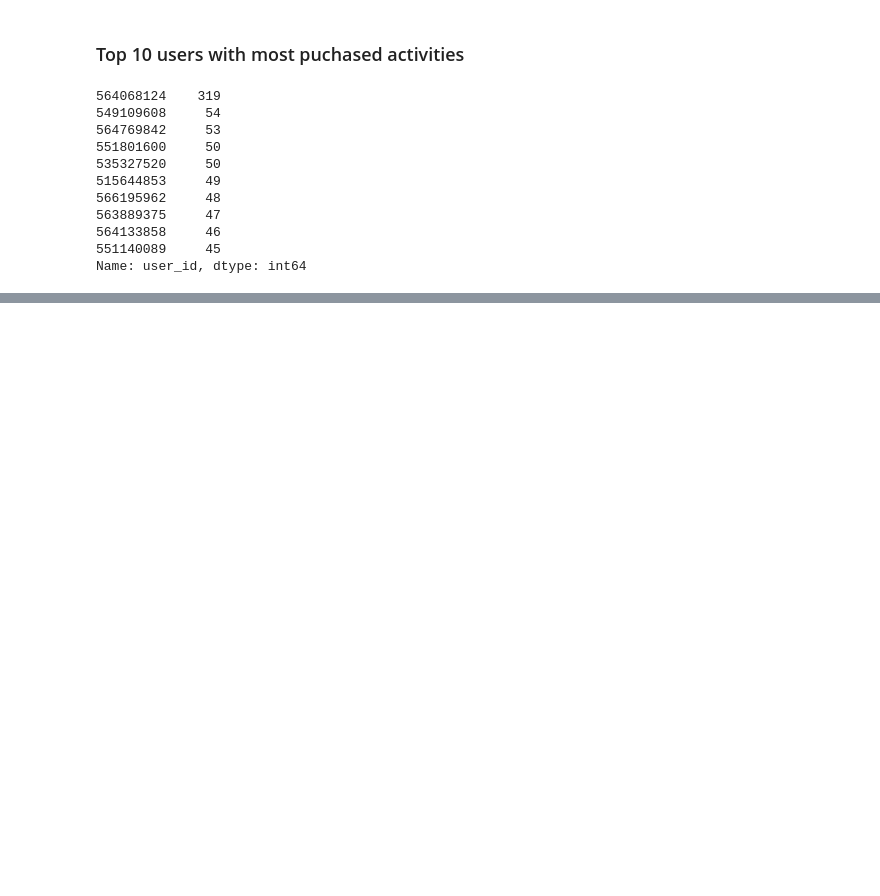
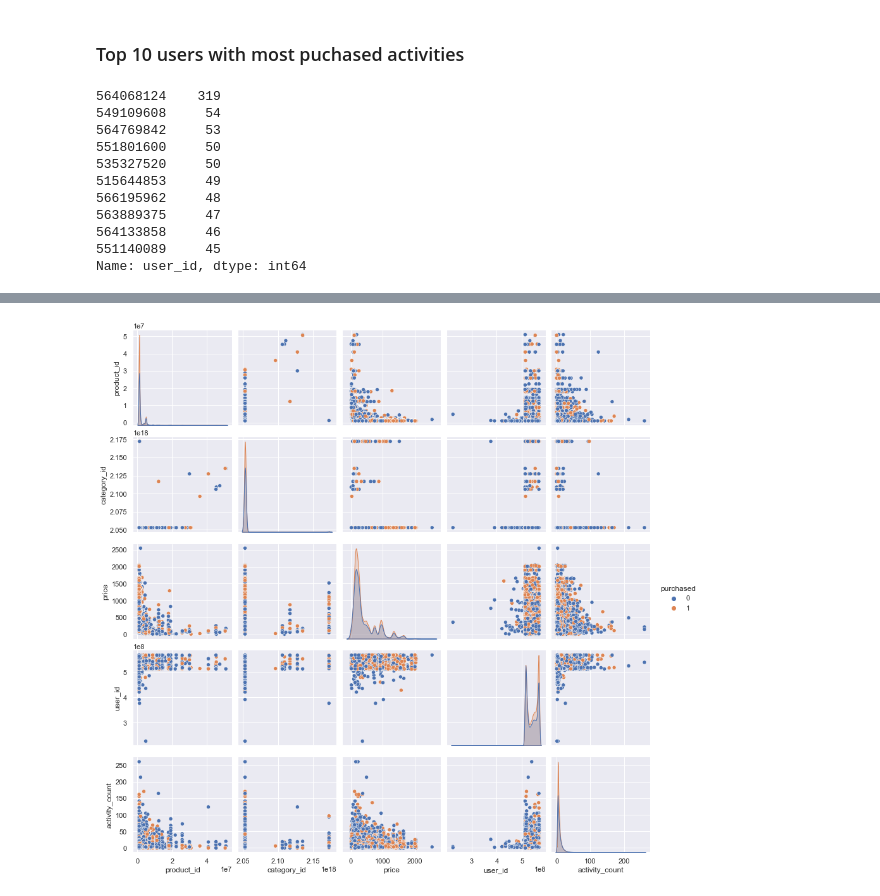
Before and after one commit to Hmmsien/ECommerce_behavior, a Jupyter notebook: notebooks/Ecommerce-Behavior-Analytics.ipynb, the cells around one changed output, grey strips where cells are left out. Saved outputs shown, nothing was run; the diff lists cells and outputs as text; code cells hidden in the pictures; blank space fills up the shorter version.

```diff
--- a/notebooks/Ecommerce-Behavior-Analytics.ipynb
+++ b/notebooks/Ecommerce-Behavior-Analytics.ipynb
@@ -188,0 +187,12 @@ df[users_activities]
+# %%
+df_targets = df.drop_duplicates(subset=['event_type', 'product_id','price', 'user_id','user_session'])
+df_targets["purchased"] = np.where(df_targets["event_type"]=="purchase",1,0)
+
+df_targets["purchased"] = df_targets.groupby(["user_session","product_id"])["purchased"].transform("max")
+df_targets = df_targets.loc[df_targets["event_type"]=="cart"].drop_duplicates(["user_session","product_id","purchased"])
+
+df_targets['event_weekday'] = df_targets['event_time'].apply(lambda s: str(datetime.strptime(str(s)[0:10], "%Y-%m-%d").weekday()))
+df_targets.dropna(how='any', inplace=True)
+
+df_targets["category_code_level1"] = df_targets["category_code"].str.split(".",expand=True)[0].astype('category')
+df_targets["category_code_level2"] = df_targets["category_code"].str.split(".",expand=True)[1].astype('category')
@@ -188,0 +210,11 @@ df[users_activities]
+# %%
+cart_purchase_users = df.loc[df["event_type"].isin(["cart","purchase"])].drop_duplicates(subset=['user_id'])
+cart_purchase_users.dropna(how='any', inplace=True)
+cart_purchase_users_all_activity = df.loc[df['user_id'].isin(cart_purchase_users['user_id'])]
+# %%
+activity_in_session = cart_purchase_users_all_activity.groupby(['user_session'])['event_type'].count().reset_index()
+activity_in_session = activity_in_session.rename(columns={"event_type": "activity_count"})
+# %%
+df_targets = df_targets.merge(activity_in_session, on='user_session', how='left')
+df_targets['activity_count'] = df_targets['activity_count'].fillna(0)
+df_targets.head()
@@ -188,0 +324,8 @@ df[users_activities]
+# %%
+# Seaborn / matplotlib for visualization
+import seaborn as sns
+sns.set()
+
+sns.pairplot(df_targets, hue='purchased');
+# %% [output]
+[figure, added]
```
Also changed, not shown: parts of 17 cells of this notebook, 4 other files.
